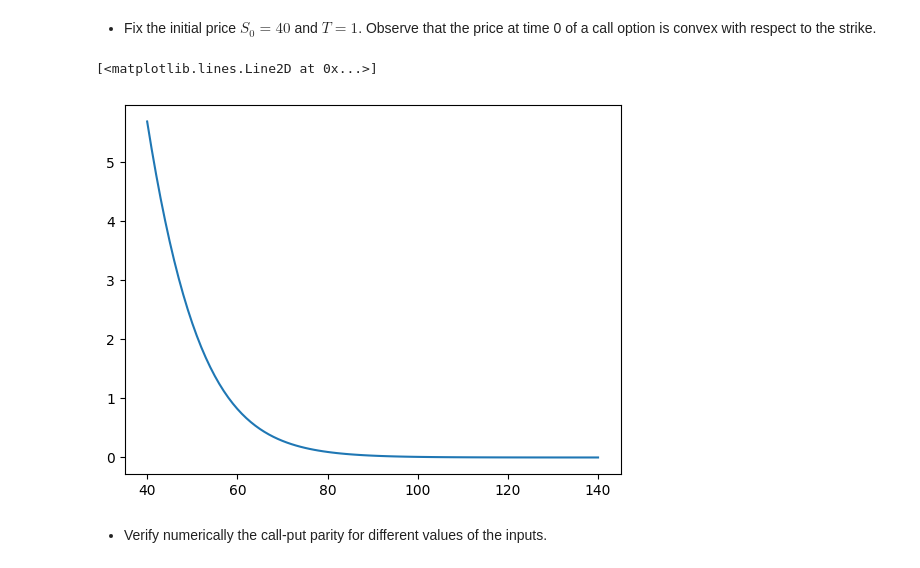
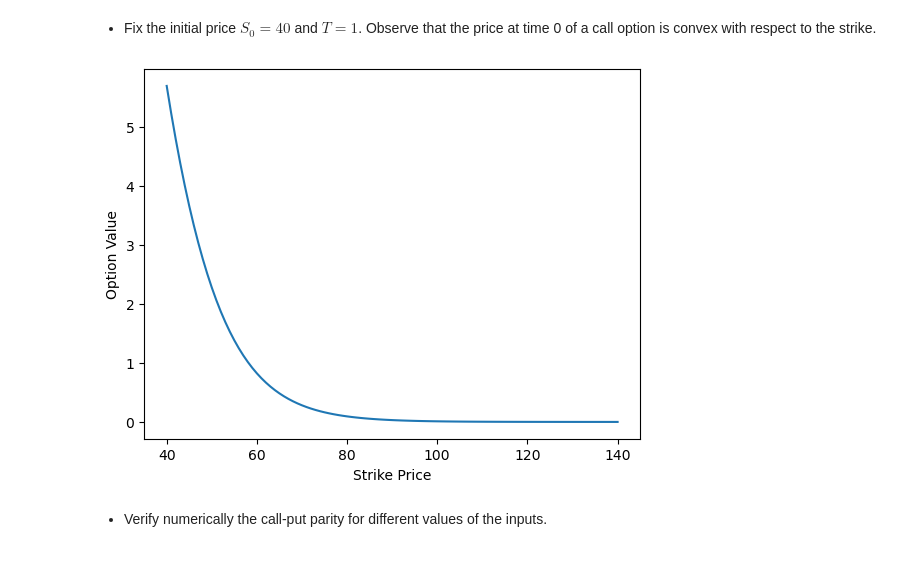
Before and after one commit to jgeng99/berkeley-work, a Jupyter notebook: INDENG222/Project/indeng222_proj.ipynb, the cells around one changed output. Drawn from its saved outputs; the diff is of its cells as text; code cells hidden in the pictures.

Commit message:
Add visualizations

```diff
--- a/INDENG222/Project/indeng222_proj.ipynb
+++ b/INDENG222/Project/indeng222_proj.ipynb
@@ -221,19 +226,21 @@ def CallBS(S0:float=100, K:float=100, r:float=0.1, sigma:float=0.1,
 # %%
 S0 = 40
 r = 0.05
 sigma = 0.3
 T = 1
 prices = []
 
 for k in range(S0, 141):
     # iterate through value of K from 40 to 141
     init_price_cur = CallBS(S0=S0, K=k, r=r, sigma=sigma, T=T)
     prices.append(init_price_cur)
 
 plt.plot(range(S0, 141), prices)
+plt.xlabel("Strike Price")
+plt.ylabel("Option Value")
+plt.show()
 # %% [output]
-[<matplotlib.lines.Line2D at 0x...>]
-[figure, old version]
+[figure, new version]
 # %% [markdown]
 - Verify numerically the call-put parity for different values of the inputs.
 # %%
```
Also changed, not shown: parts of 12 cells of this notebook.
